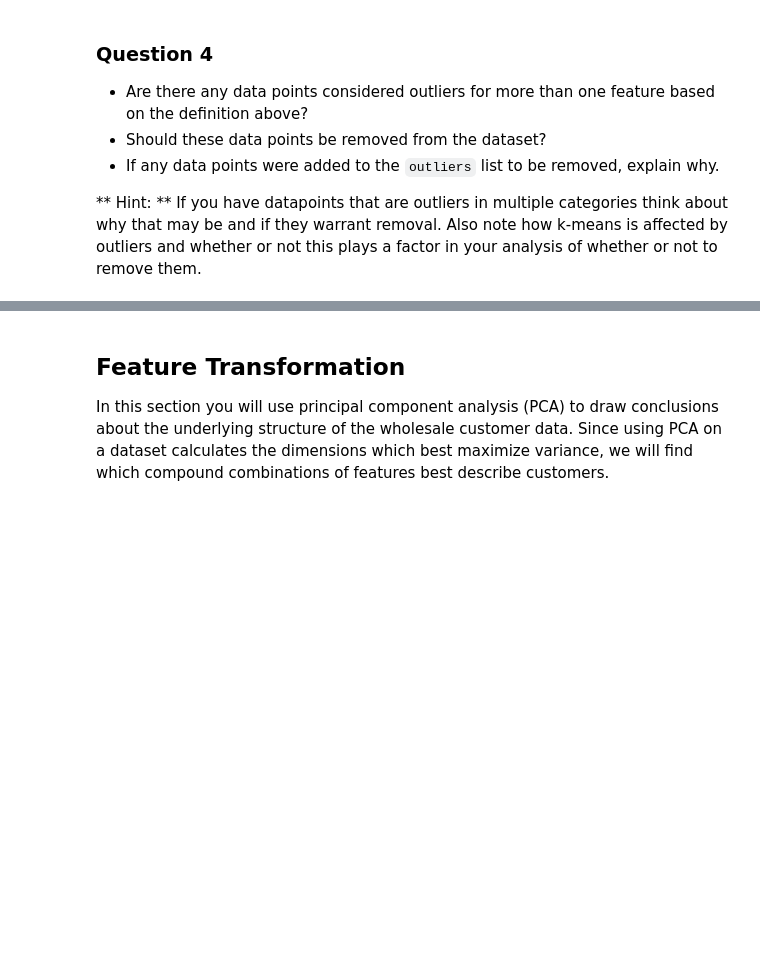
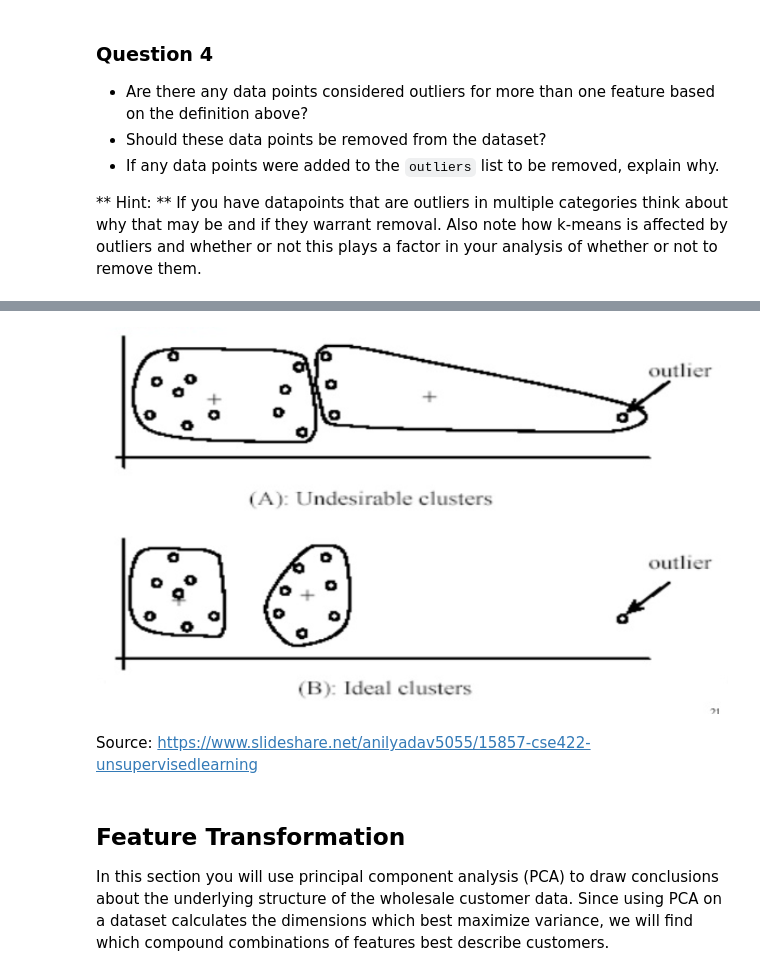
Before and after one commit to numanyilmaz/customer_segment, a Jupyter notebook: customer_segments.ipynb, the cells around one changed output, grey strips where cells are left out. Cells and saved outputs as stored; diff of their text form; code cells hidden in the pictures; blank space fills up the shorter version.

```diff
--- a/customer_segments.ipynb
+++ b/customer_segments.ipynb
@@ -434,3 +433,9 @@ pd.scatter_matrix(good_data, alpha = 0.3, figsize = (14,8), diagonal = 'kde');
+# %%
+Image('K-means.png')
+# %% [output]
+[figure, added]
+# %% [markdown]
+Source: https://www.slideshare.net/anilyadav5055/15857-cse422-unsupervisedlearning
 # %% [markdown]
 ## Feature Transformation
 In this section you will use principal component analysis (PCA) to draw conclusions about the underlying structure of the wholesale customer data. Since using PCA on a dataset calculates the dimensions which best maximize variance, we will find which compound combinations of features best describe customers.
```
Also changed, not shown: parts of 18 cells of this notebook.
